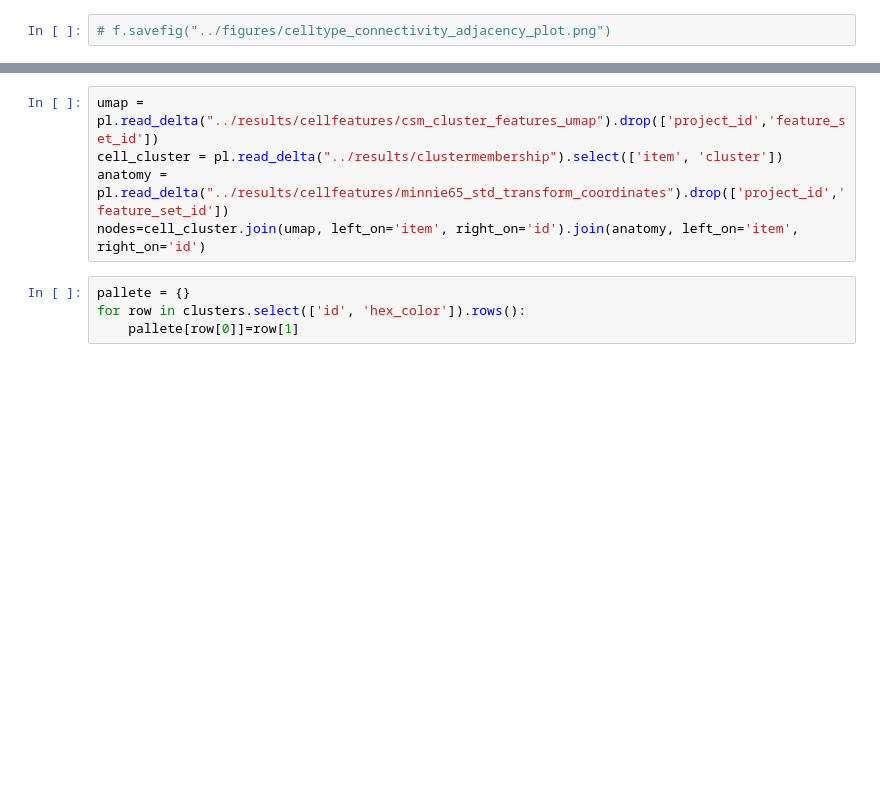
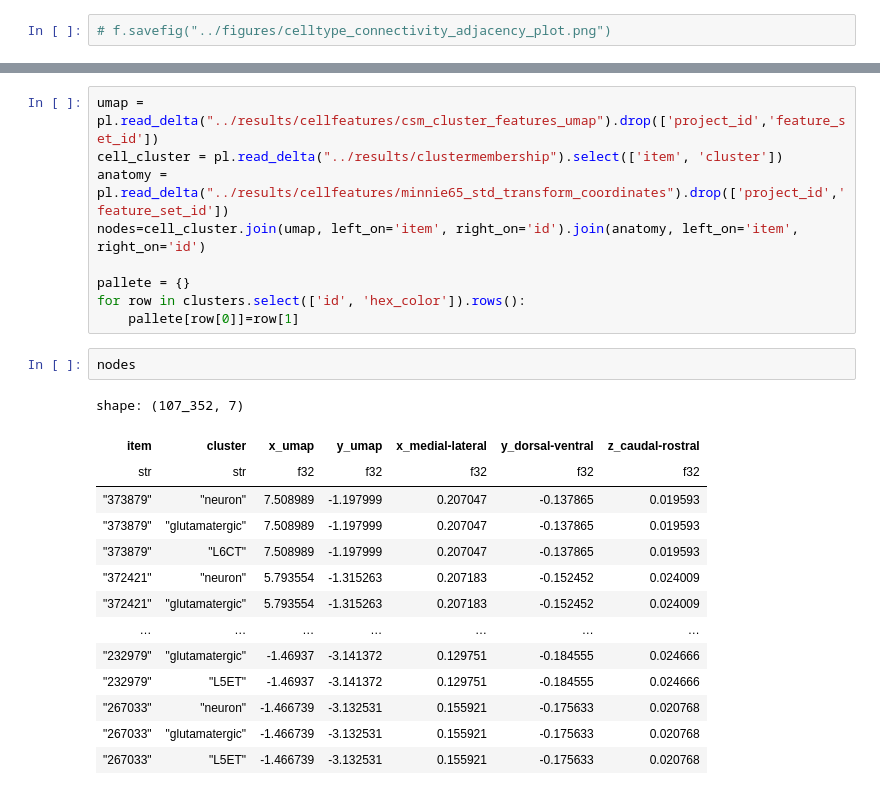
Before and after one commit to AllenInstitute/ConnectsCommonConnectivity, a Jupyter notebook: code/example_microns_query.ipynb, the cells around one changed output, grey strips where cells are left out. Cells and saved outputs as stored; diff of their text form; blank space fills up the shorter version.

```diff
--- a/code/example_microns_query.ipynb
+++ b/code/example_microns_query.ipynb
@@ -172,7 +131,24 @@ umap = pl.read_delta("../results/cellfeatures/csm_cluster_features_umap").drop([
 cell_cluster = pl.read_delta("../results/clustermembership").select(['item', 'cluster'])
 anatomy = pl.read_delta("../results/cellfeatures/minnie65_std_transform_coordinates").drop(['project_id','feature_set_id'])
 nodes=cell_cluster.join(umap, left_on='item', right_on='id').join(anatomy, left_on='item', right_on='id')
+
+pallete = {}
+for row in clusters.select(['id', 'hex_color']).rows():
+    pallete[row[0]]=row[1]
 # %%
-pallete = {}
-for row in clusters.select(['id', 'hex_color']).rows():
-    pallete[row[0]]=row[1]
+nodes
+# %% [output]
+shape: (107_352, 7)
+| item | cluster | x_umap | y_umap | x_medial-lateral | y_dorsal-ventral | z_caudal-rostral |
+| str | str | f32 | f32 | f32 | f32 | f32 |
+| "373879" | "neuron" | 7.508989 | -1.197999 | 0.207047 | -0.137865 | 0.019593 |
+| "373879" | "glutamatergic" | 7.508989 | -1.197999 | 0.207047 | -0.137865 | 0.019593 |
+| "373879" | "L6CT" | 7.508989 | -1.197999 | 0.207047 | -0.137865 | 0.019593 |
+| "372421" | "neuron" | 5.793554 | -1.315263 | 0.207183 | -0.152452 | 0.024009 |
+| "372421" | "glutamatergic" | 5.793554 | -1.315263 | 0.207183 | -0.152452 | 0.024009 |
+| … | … | … | … | … | … | … |
+| "232979" | "glutamatergic" | -1.46937 | -3.141372 | 0.129751 | -0.184555 | 0.024666 |
+| "232979" | "L5ET" | -1.46937 | -3.141372 | 0.129751 | -0.184555 | 0.024666 |
+| "267033" | "neuron" | -1.466739 | -3.132531 | 0.155921 | -0.175633 | 0.020768 |
+| "267033" | "glutamatergic" | -1.466739 | -3.132531 | 0.155921 | -0.175633 | 0.020768 |
+| "267033" | "L5ET" | -1.466739 | -3.132531 | 0.155921 | -0.175633 | 0.020768 |
```
Also changed, not shown: parts of 9 cells of this notebook, 1 other file.
